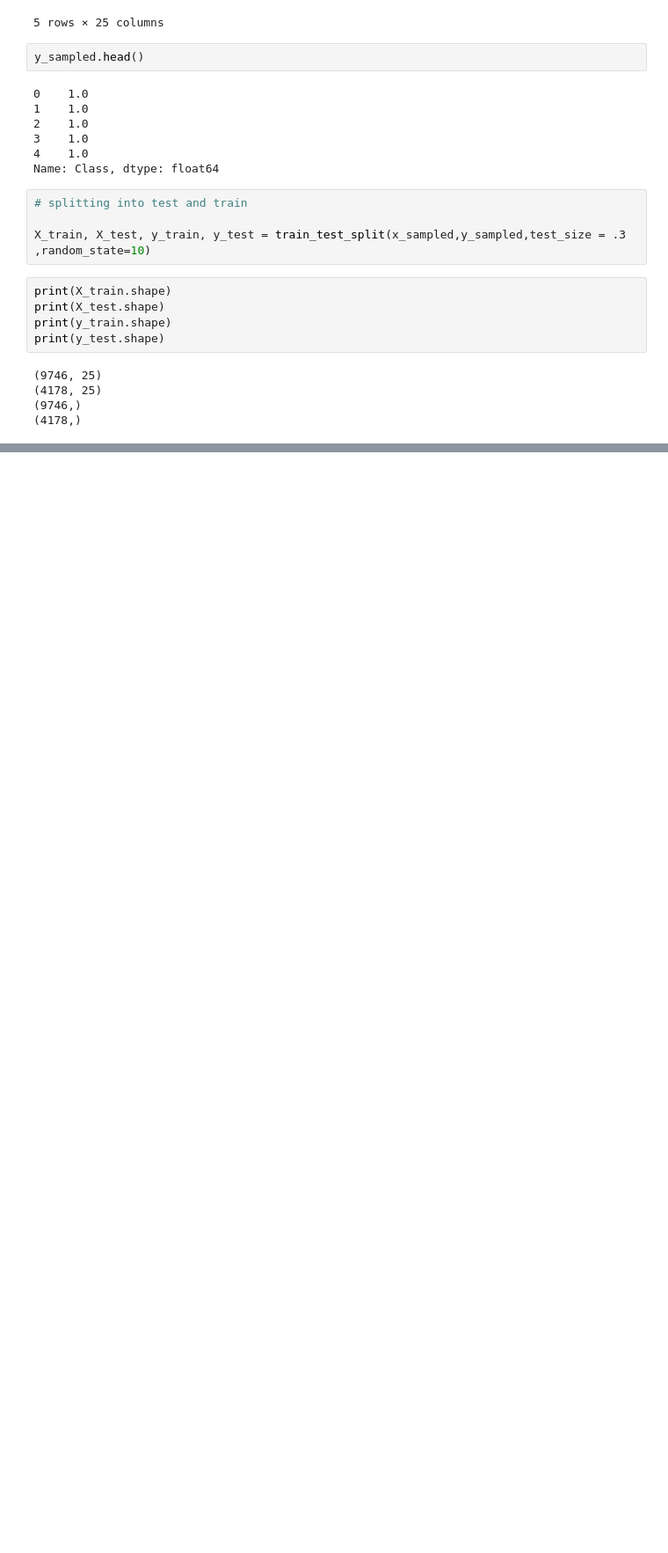
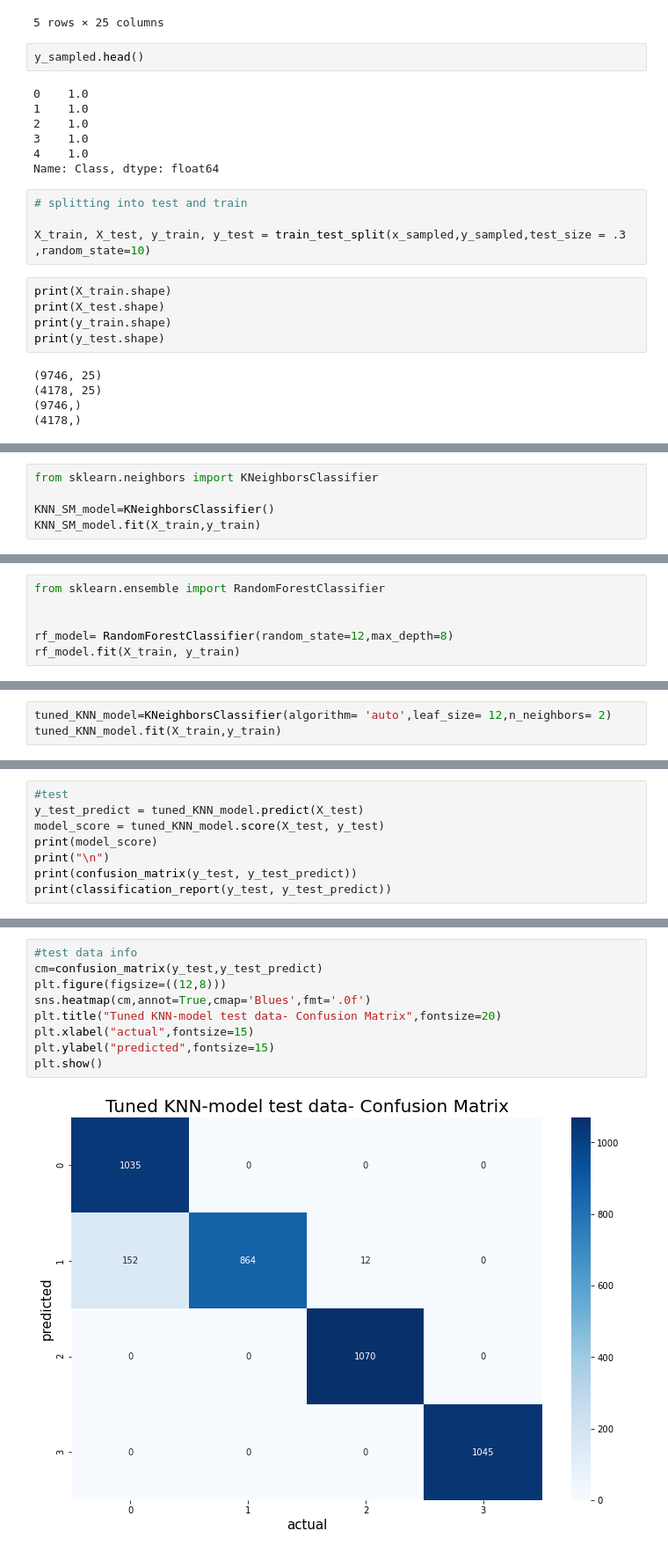
Before and after one commit to Chirag-Naik666/hypothyroidism, a Jupyter notebook: thyroidDetection.ipynb, the cells around one changed output, grey strips where cells are left out. Shown at 88% size. Cells and saved outputs as stored; diff of their text form; blank space fills up the shorter version.

Commit message:
updated with final confusion matrix

```diff
--- a/thyroidDetection.ipynb
+++ b/thyroidDetection.ipynb
@@ -439,0 +568,5 @@ print(y_test.shape)
+# %%
+from sklearn.neighbors import KNeighborsClassifier
+
+KNN_SM_model=KNeighborsClassifier()
+KNN_SM_model.fit(X_train,y_train)
@@ -439,0 +640,6 @@ print(y_test.shape)
+# %%
+from sklearn.ensemble import RandomForestClassifier
+
+
+rf_model= RandomForestClassifier(random_state=12,max_depth=8)
+rf_model.fit(X_train, y_train)
@@ -439,0 +718,3 @@ print(y_test.shape)
+# %%
+tuned_KNN_model=KNeighborsClassifier(algorithm= 'auto',leaf_size= 12,n_neighbors= 2)
+tuned_KNN_model.fit(X_train,y_train)
@@ -439,0 +749,8 @@ print(y_test.shape)
+# %%
+#test
+y_test_predict = tuned_KNN_model.predict(X_test)
+model_score = tuned_KNN_model.score(X_test, y_test)
+print(model_score)
+print("\n")
+print(confusion_matrix(y_test, y_test_predict))
+print(classification_report(y_test, y_test_predict))
@@ -439,0 +802,11 @@ print(y_test.shape)
+# %%
+#test data info
+cm=confusion_matrix(y_test,y_test_predict)
+plt.figure(figsize=((12,8)))
+sns.heatmap(cm,annot=True,cmap='Blues',fmt='.0f')
+plt.title("Tuned KNN-model test data- Confusion Matrix",fontsize=20)
+plt.xlabel("actual",fontsize=15)
+plt.ylabel("predicted",fontsize=15)
+plt.show()
+# %% [output]
+[figure, added]
```
Also changed, not shown: parts of 29 cells of this notebook.
